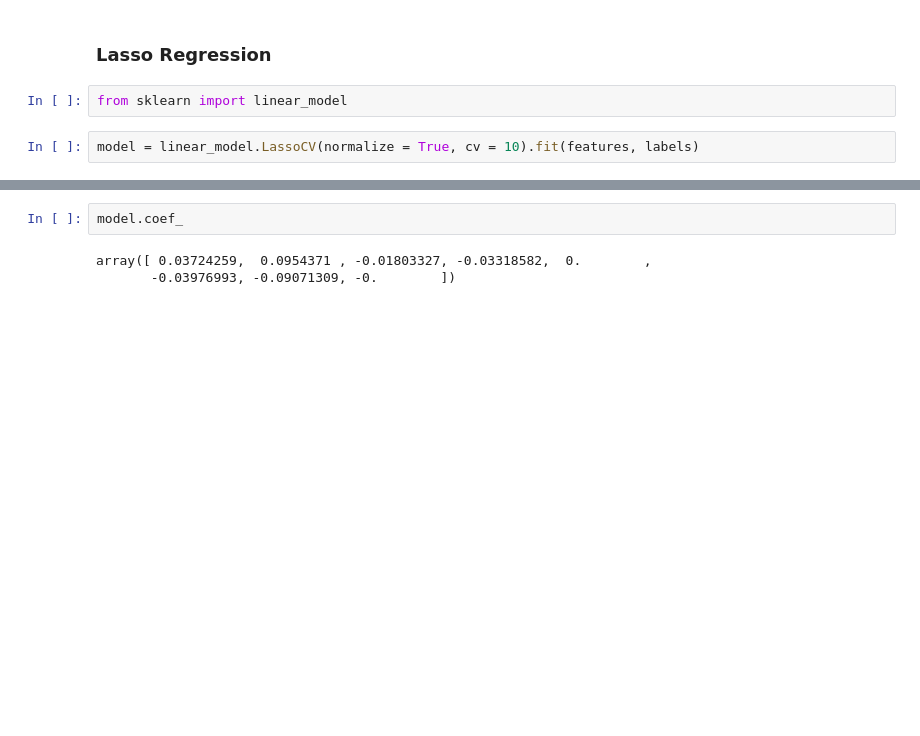
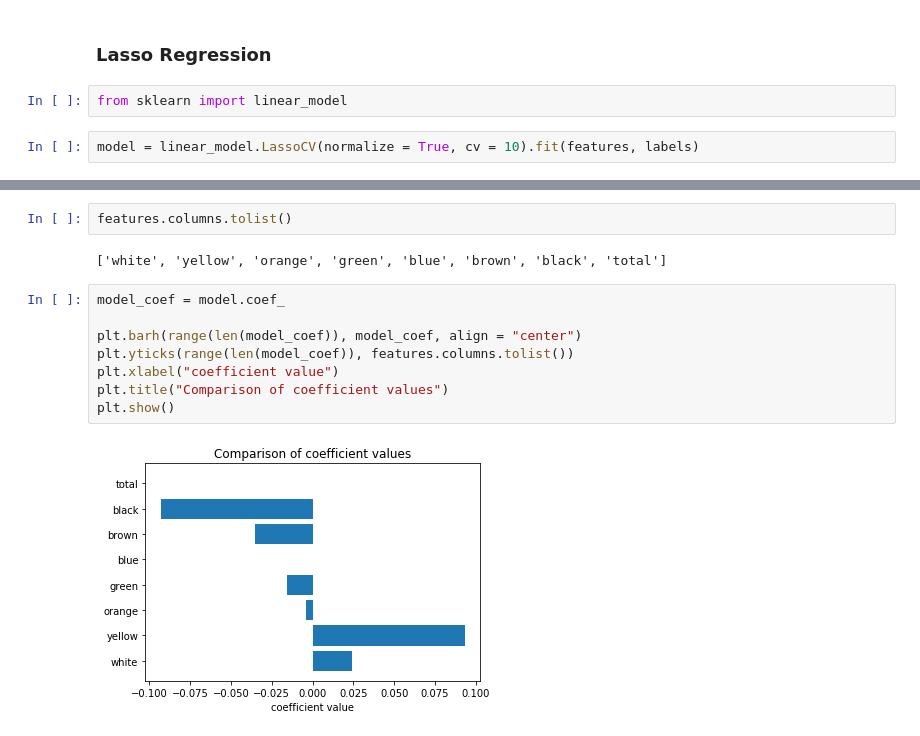
Before and after one commit to felixjohanlehmann/Data-Science, a Jupyter notebook: training_participation.ipynb, the cells around one changed output, grey strips where cells are left out. Cells and saved outputs as stored; diff of their text form; blank space fills up the shorter version.

Commit message:
plot of coefficient values added

```diff
--- a/training_participation.ipynb
+++ b/training_participation.ipynb
@@ -256,5 +256,14 @@ plt.show()
-# %%
-model.coef_
-# %% [output]
-array([ 0.03724259,  0.0954371 , -0.01803327, -0.03318582,  0.        ,
-       -0.03976993, -0.09071309, -0.        ])
+# %%
+features.columns.tolist()
+# %% [output]
+['white', 'yellow', 'orange', 'green', 'blue', 'brown', 'black', 'total']
+# %%
+model_coef = model.coef_
+
+plt.barh(range(len(model_coef)), model_coef, align = "center")
+plt.yticks(range(len(model_coef)), features.columns.tolist())
+plt.xlabel("coefficient value")
+plt.title("Comparison of coefficient values")
+plt.show()
+# %% [output]
+[figure, added]
```
Also changed, not shown: parts of 10 cells of this notebook.
